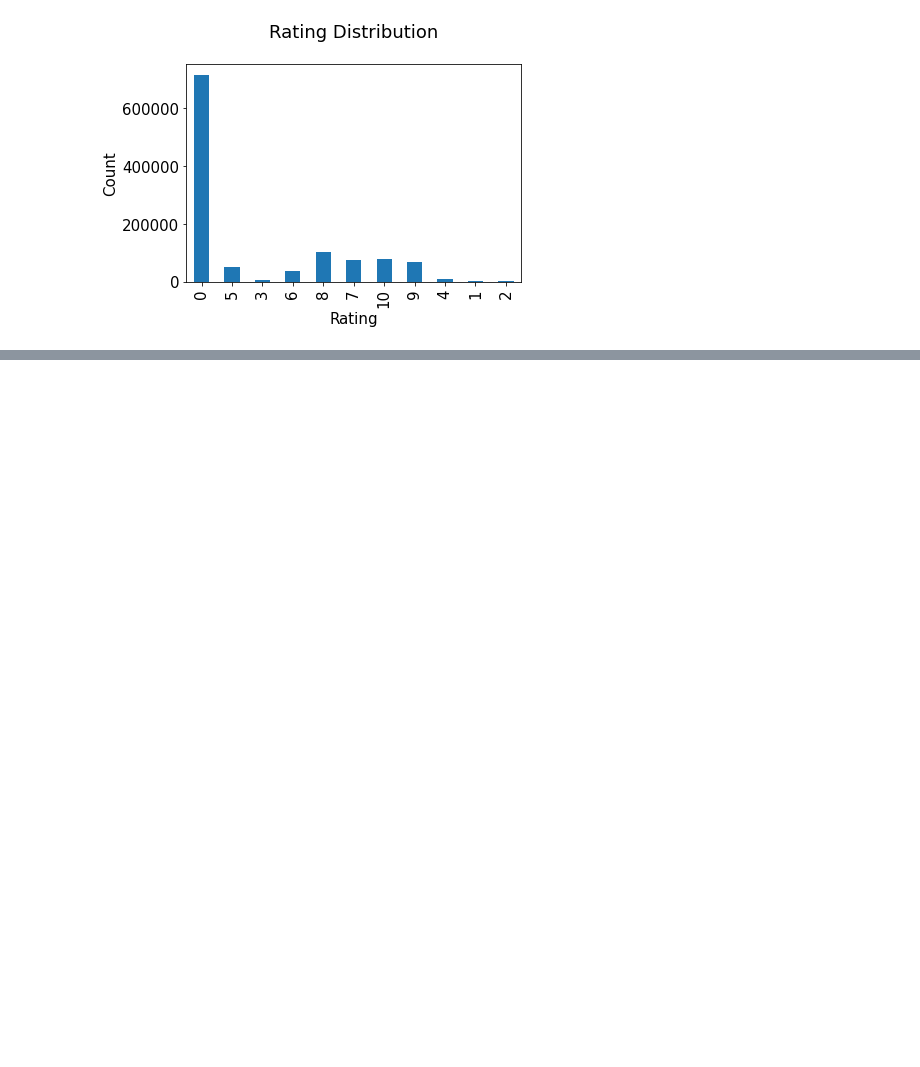
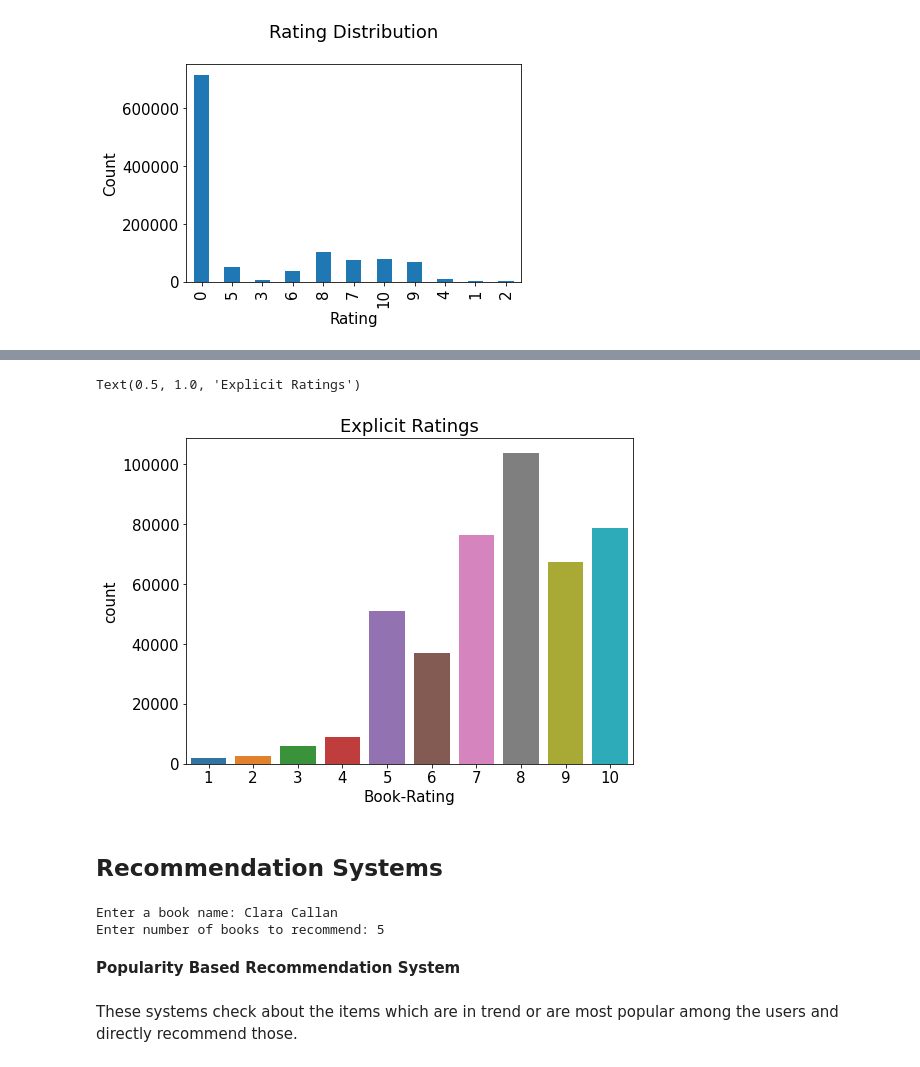
Before and after one commit to neerajac19/Book-Recommendation-System, a Jupyter notebook: Book_Recommendation_system.ipynb, the cells around one changed output, grey strips where cells are left out. Cells and saved outputs as stored; diff of their text form; code cells hidden in the pictures; blank space fills up the shorter version.

```diff
--- a/Book_Recommendation_system.ipynb
+++ b/Book_Recommendation_system.ipynb
@@ -678,0 +438,22 @@ def recommend(book):
+# %%
+# Explicit Ratings
+plt.figure(figsize=(8,6))
+data = ratings[ratings['Book-Rating'] != 0]
+sns.countplot(x="Book-Rating", data=data)
+plt.title("Explicit Ratings")
+# %% [output]
+Text(0.5, 1.0, 'Explicit Ratings')
+[figure, added]
+# %% [markdown]
+## **Recommendation Systems**
+# %%
+bookName = input("Enter a book name: ")
+number = int(input("Enter number of books to recommend: "))
+# %% [output]
+Enter a book name: Clara Callan
+Enter number of books to recommend: 5
+# %% [markdown]
+**Popularity Based Recommendation System**
+# %% [markdown]
+These systems check about the items which are in trend or are
+most popular among the users and directly recommend those.
```
Also changed, not shown: parts of 66 cells of this notebook.
